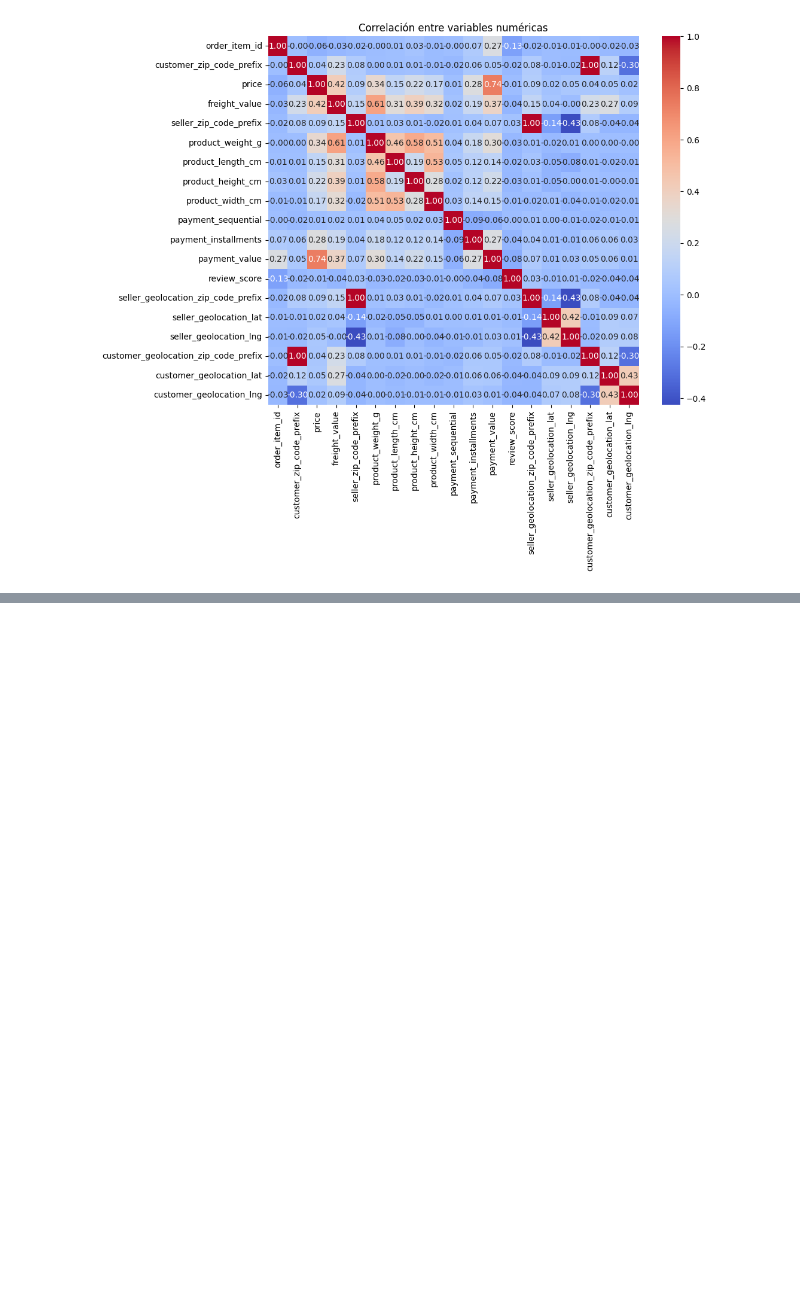
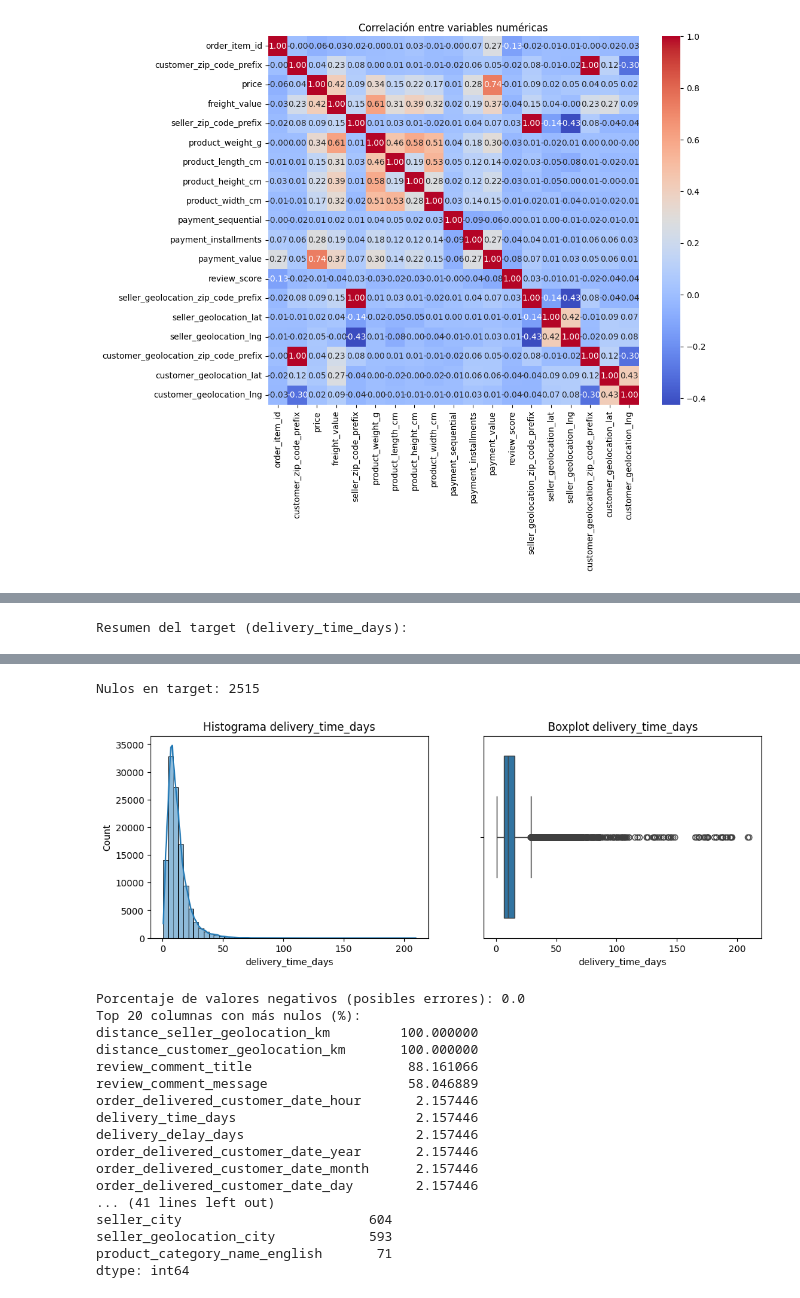
Before and after one commit to esalinassanchez/ml-modelo-olist, a Jupyter notebook: EDA_proyecto_mod13_features.ipynb, the cells around one changed output, grey strips where cells are left out. Drawn from its saved outputs; the diff is of its cells as text; code cells hidden in the pictures; blank space fills up the shorter version.

Commit message:
workign on variable selection and kpis

```diff
--- a/EDA_proyecto_mod13_features.ipynb
+++ b/EDA_proyecto_mod13_features.ipynb
@@ -6,7 +6,8 @@ import seaborn as sns
 import matplotlib.pyplot as plt
 # %%
 
-df = pd.read_csv('/content/drive/MyDrive/Maestria/modulo13/dataset_v4.csv')
+# df = pd.read_csv('/content/drive/MyDrive/Maestria/modulo13/dataset_v4.csv')
+df = pd.read_csv('./dataset/dataset_v4.csv')
 df.head()
 # %% [output]
 |  | order_id | order_item_id | customer_id | order_status | order_purchase_timestamp | order_approved_at | ... |
@@ -148,0 +414,14 @@ plt.show()
+# %%
+if 'order_purchase_timestamp' in df.columns and 'order_delivered_customer_date' in df.columns:
+    df['order_purchase_timestamp'] = pd.to_datetime(df['order_purchase_timestamp'], errors='coerce')
+    df['order_delivered_customer_date'] = pd.to_datetime(df['order_delivered_customer_date'], errors='coerce')
+    df['delivery_time_days'] = (df['order_delivered_customer_date'] - df['order_purchase_timestamp']).dt.total_seconds() / 86400.0
+    if 'order_estimated_delivery_date' in df.columns:
+        df['order_estimated_delivery_date'] = pd.to_datetime(df['order_estimated_delivery_date'], errors='coerce')
+        df['delivery_delay_days'] = (df['order_delivered_customer_date'] - df['order_estimated_delivery_date']).dt.total_seconds() / 86400.0
+    else:
+        df['delivery_delay_days'] = pd.NA
+    print('Target creado: delivery_time_days (y delivery_delay_days si hay fecha estimada)')
+    display(df['delivery_time_days'].describe())
+else:
+    print('No se encuentran las columnas necesarias para calcular delivery_time_days: order_purchase_timestamp y/o order_delivered_customer_date')
@@ -148,0 +439,34 @@ plt.show()
+# %%
+import matplotlib.pyplot as plt
+import seaborn as sns
+
+if 'delivery_time_days' in df.columns:
+    ser = df['delivery_time_days']
+    print('Resumen del target (delivery_time_days):')
+    display(ser.describe(percentiles=[0.01,0.05,0.25,0.5,0.75,0.95,0.99]))
+    print('Nulos en target:', ser.isnull().sum())
+    # Histogram y boxplot (log-scale si está muy sesgado)
+    plt.figure(figsize=(12,4))
+    plt.subplot(1,2,1)
+    sns.histplot(ser.dropna(), bins=50, kde=True)
+    plt.title('Histograma delivery_time_days')
+    plt.subplot(1,2,2)
+    sns.boxplot(x=ser.dropna())
+    plt.title('Boxplot delivery_time_days')
+    plt.show()
+    # Valores atípicos y negativos
+    print('Porcentaje de valores negativos (posibles errores):', (ser < 0).mean() * 100 if ser.notna().any() else 0)
+else:
+    print('No existe delivery_time_days para analizar')
+
+# Missing values general
+mv = df.isnull().mean().sort_values(ascending=False) * 100
+print('Top 20 columnas con más nulos (%):')
+print(mv.head(20))
+
+# Cardinalidad categóricas
+cat_cols = df.select_dtypes(include=['object','category']).columns.tolist()
+print('Categóricas (top 15 por cardinalidad):')
+print(df[cat_cols].nunique().sort_values(ascending=False).head(15))
+# %% [output]
+Resumen del target (delivery_time_days):
@@ -148,0 +486,19 @@ plt.show()
+Nulos en target: 2515
+[figure, added]
+Porcentaje de valores negativos (posibles errores): 0.0
+Top 20 columnas con más nulos (%):
+distance_seller_geolocation_km         100.000000
+distance_customer_geolocation_km       100.000000
+review_comment_title                    88.161066
+review_comment_message                  58.046889
+order_delivered_customer_date_hour       2.157446
+delivery_time_days                       2.157446
+delivery_delay_days                      2.157446
+order_delivered_customer_date_year       2.157446
+order_delivered_customer_date_month      2.157446
+order_delivered_customer_date_day        2.157446
+... (41 lines left out)
+seller_city                        604
+seller_geolocation_city            593
+product_category_name_english       71
+dtype: int64
```
Also changed, not shown: parts of 11 cells of this notebook, 2 other files.
